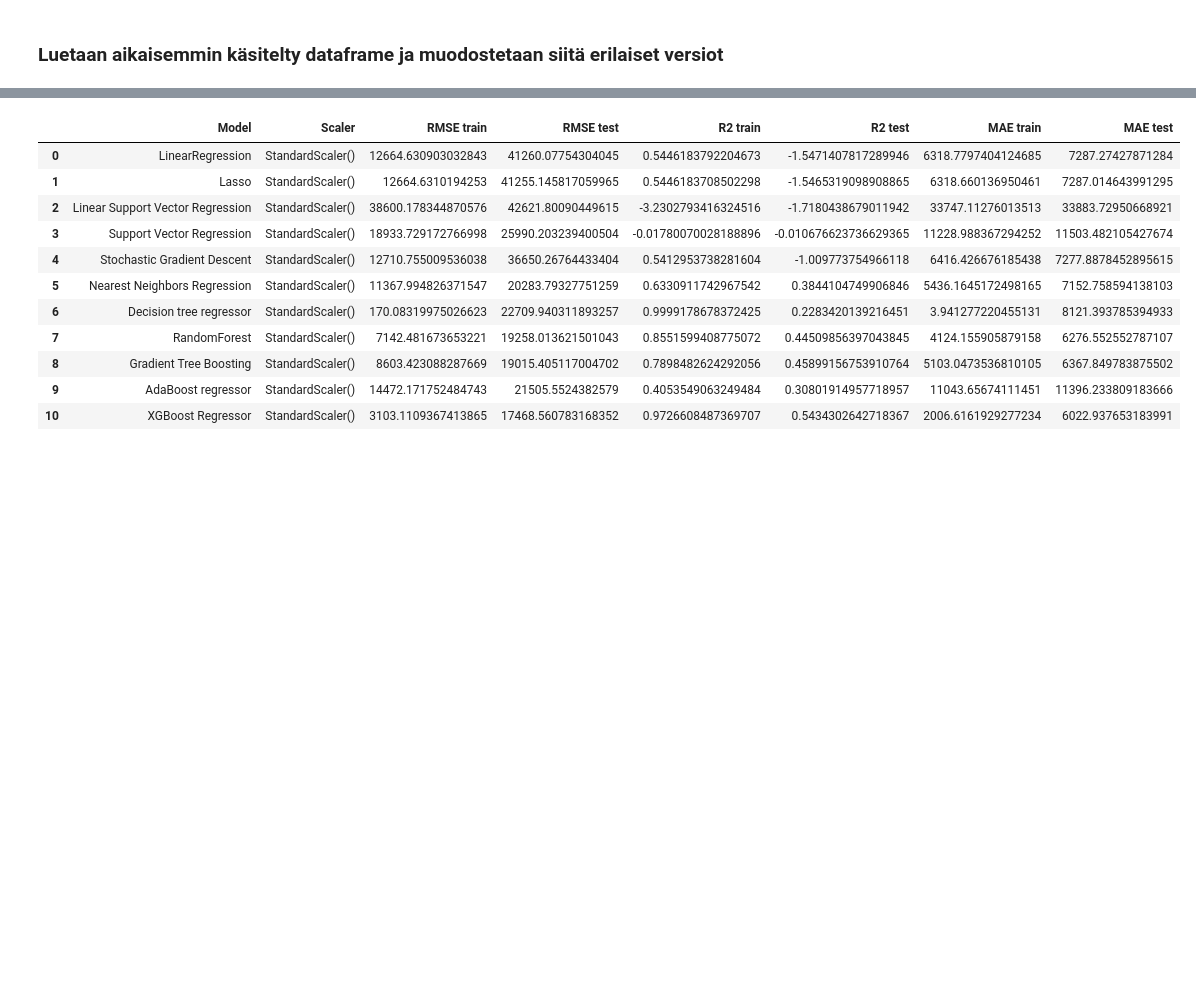
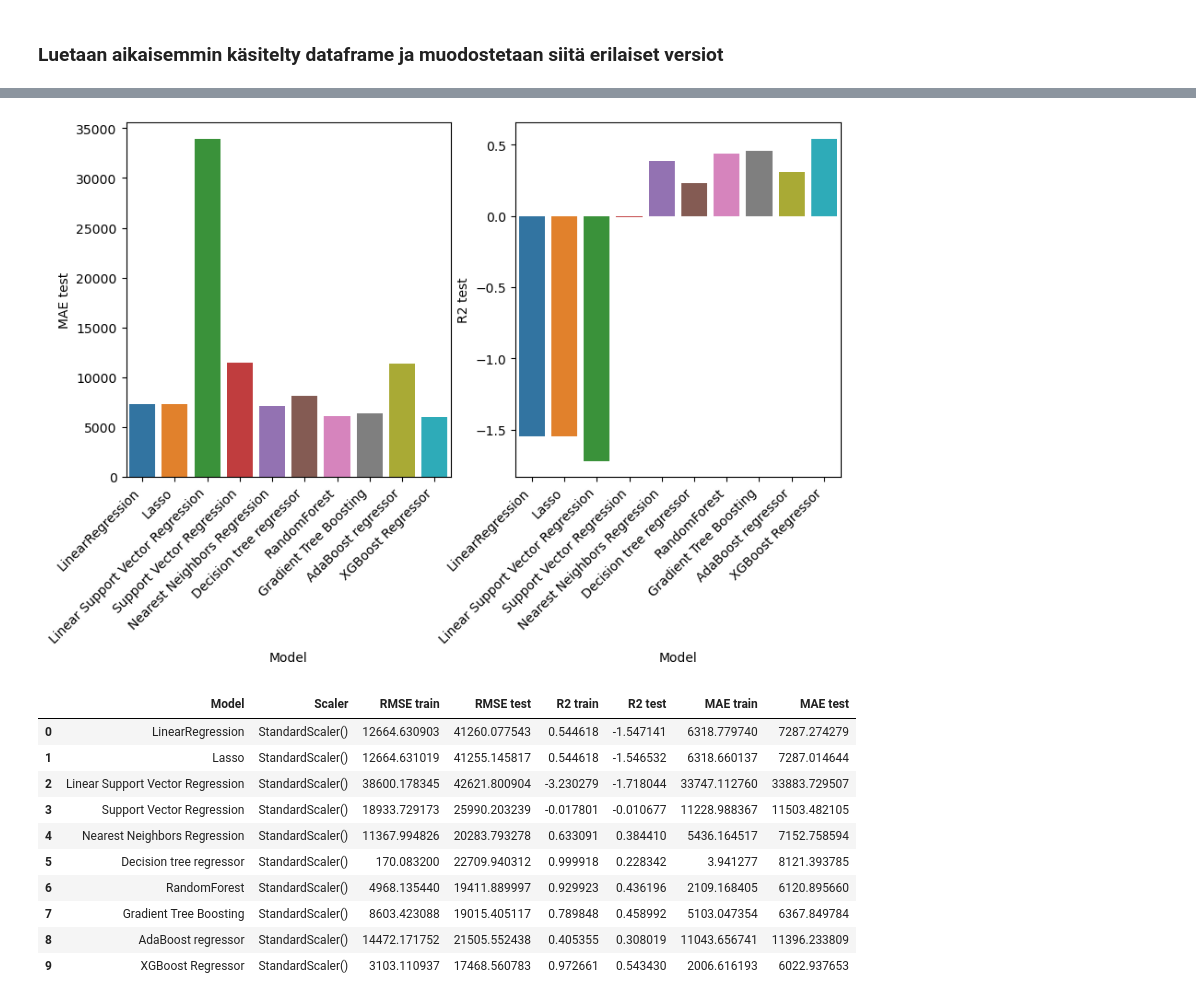
Before and after one commit to klehik/AI-DA-Projekti, a Jupyter notebook: testit/atte-ml.ipynb, the cells around one changed output, grey strips where cells are left out. Cells and saved outputs as stored; diff of their text form; code cells hidden in the pictures; blank space fills up the shorter version.

```diff
--- a/testit/atte-ml.ipynb
+++ b/testit/atte-ml.ipynb
@@ -58,4 +58,17 @@ from sklearn.ensemble import RandomForestRegressor
 from sklearn.ensemble import GradientBoostingRegressor
 from sklearn.ensemble import AdaBoostRegressor
 from xgboost import XGBRegressor
+# %%
+random_state = 42
+models = {"LinearRegression":LinearRegression(),
+            "Lasso":linear_model.Lasso(alpha=0.1),
+            "Linear Support Vector Regression": LinearSVR(random_state=random_state),
+            "Support Vector Regression":svm.SVR(),
+            "Nearest Neighbors Regression":KNeighborsRegressor(),
+            "Decision tree regressor":DecisionTreeRegressor(random_state=random_state),
+            "RandomForest": RandomForestRegressor(random_state=random_state),
+            "Gradient Tree Boosting":GradientBoostingRegressor(random_state=random_state),
+            "AdaBoost regressor": AdaBoostRegressor(random_state=random_state),
+            "XGBoost Regressor": XGBRegressor(seed = random_state)
+            }
 # %% [markdown]
@@ -69,7 +85,5 @@ MAE = Mean absolute error.  Keskimääräinen absoluuttinen virhe antaa numeeris
 # %%
-def evaluate_models(df,scaler):
-
-
+def evaluate_models(df,scaler,models):
     random_state = 42
 
     tulos = pd.DataFrame
@@ -90,20 +104,6 @@ def evaluate_models(df,scaler):
         X_test = pd.DataFrame(scaler.transform(X_test), columns=features)
 
 
-    models = {"LinearRegression":LinearRegression(),
-            "Lasso":linear_model.Lasso(alpha=0.1),
-            "Linear Support Vector Regression": LinearSVR(random_state=random_state),
-            "Support Vector Regression":svm.SVR(),
-            "Stochastic Gradient Descent":SGDRegressor(),
-            "Nearest Neighbors Regression":KNeighborsRegressor(),
-            "Decision tree regressor":DecisionTreeRegressor(random_state=random_state),
-            "RandomForest": RandomForestRegressor(max_depth=10, random_state=random_state),
-            "Gradient Tree Boosting":GradientBoostingRegressor(random_state=random_state),
-            "AdaBoost regressor": AdaBoostRegressor(random_state=random_state),
-            "XGBoost Regressor": XGBRegressor(seed = random_state)
-            }
-
-
     for name, model in models.items():
 
 
@@ -118,6 +118,18 @@ def evaluate_models(df,scaler):
 
         tulos.loc[len(tulos)] = [name,scaler,RMSE_train,RMSE_test,r2_train,r2_test,MAE_train,MAE_test]
 
+        # if name == "XGBoost Regressor":
+        #     print(model.feature_importances_)
+    plt.figure(figsize=(10,5))
+    plt.subplot(1,2,1)
+    sns.barplot(data=tulos,x ="Model", y="MAE test")
+    plt.xticks(rotation=45,ha="right")
+    plt.subplot(1,2,2)
+    sns.barplot(data=tulos,x ="Model", y="R2 test")
+    plt.xticks(rotation=45,ha="right")
+
+    plt.show()
+
 
     return tulos
 # %%
@@ -138,16 +150,16 @@ evaluate_models(res_bat,None)
 # %%
-evaluate_models(res_bat,StandardScaler())
+evaluate_models(res_bat,StandardScaler(),models)
 # %% [output]
+[figure, added]
 |  | Model | Scaler | RMSE train | RMSE test | R2 train | R2 test | MAE train | MAE test |
-| 0 | LinearRegression | StandardScaler() | 12664.630903032843 | 41260.07754304045 | 0.5446183792204673 | -1.5471407817289946 | 6318.7797404124685 | 7287.27427871284 |
-| 1 | Lasso | StandardScaler() | 12664.6310194253 | 41255.145817059965 | 0.5446183708502298 | -1.5465319098908865 | 6318.660136950461 | 7287.014643991295 |
-| 2 | Linear Support Vector Regression | StandardScaler() | 38600.178344870576 | 42621.80090449615 | -3.2302793416324516 | -1.7180438679011942 | 33747.11276013513 | 33883.72950668921 |
-| 3 | Support Vector Regression | StandardScaler() | 18933.729172766998 | 25990.203239400504 | -0.01780070028188896 | -0.010676623736629365 | 11228.988367294252 | 11503.482105427674 |
-| 4 | Stochastic Gradient Descent | StandardScaler() | 12710.755009536038 | 36650.26764433404 | 0.5412953738281604 | -1.009773754966118 | 6416.426676185438 | 7277.8878452895615 |
-| 5 | Nearest Neighbors Regression | StandardScaler() | 11367.994826371547 | 20283.79327751259 | 0.6330911742967542 | 0.3844104749906846 | 5436.1645172498165 | 7152.758594138103 |
-| 6 | Decision tree regressor | StandardScaler() | 170.08319975026623 | 22709.940311893257 | 0.9999178678372425 | 0.2283420139216451 | 3.941277220455131 | 8121.393785394933 |
-| 7 | RandomForest | StandardScaler() | 7142.481673653221 | 19258.013621501043 | 0.8551599408775072 | 0.44509856397043845 | 4124.155905879158 | 6276.552552787107 |
-| 8 | Gradient Tree Boosting | StandardScaler() | 8603.423088287669 | 19015.405117004702 | 0.7898482624292056 | 0.45899156753910764 | 5103.0473536810105 | 6367.849783875502 |
-| 9 | AdaBoost regressor | StandardScaler() | 14472.171752484743 | 21505.5524382579 | 0.4053549063249484 | 0.30801914957718957 | 11043.65674111451 | 11396.233809183666 |
-| 10 | XGBoost Regressor | StandardScaler() | 3103.1109367413865 | 17468.560783168352 | 0.9726608487369707 | 0.5434302642718367 | 2006.6161929277234 | 6022.937653183991 |
+| 0 | LinearRegression | StandardScaler() | 12664.630903 | 41260.077543 | 0.544618 | -1.547141 | 6318.779740 | 7287.274279 |
+| 1 | Lasso | StandardScaler() | 12664.631019 | 41255.145817 | 0.544618 | -1.546532 | 6318.660137 | 7287.014644 |
+| 2 | Linear Support Vector Regression | StandardScaler() | 38600.178345 | 42621.800904 | -3.230279 | -1.718044 | 33747.112760 | 33883.729507 |
+| 3 | Support Vector Regression | StandardScaler() | 18933.729173 | 25990.203239 | -0.017801 | -0.010677 | 11228.988367 | 11503.482105 |
+| 4 | Nearest Neighbors Regression | StandardScaler() | 11367.994826 | 20283.793278 | 0.633091 | 0.384410 | 5436.164517 | 7152.758594 |
+| 5 | Decision tree regressor | StandardScaler() | 170.083200 | 22709.940312 | 0.999918 | 0.228342 | 3.941277 | 8121.393785 |
+| 6 | RandomForest | StandardScaler() | 4968.135440 | 19411.889997 | 0.929923 | 0.436196 | 2109.168405 | 6120.895660 |
+| 7 | Gradient Tree Boosting | StandardScaler() | 8603.423088 | 19015.405117 | 0.789848 | 0.458992 | 5103.047354 | 6367.849784 |
+| 8 | AdaBoost regressor | StandardScaler() | 14472.171752 | 21505.552438 | 0.405355 | 0.308019 | 11043.656741 | 11396.233809 |
+| 9 | XGBoost Regressor | StandardScaler() | 3103.110937 | 17468.560783 | 0.972661 | 0.543430 | 2006.616193 | 6022.937653 |
 # %%
```
Also changed, not shown: parts of 30 cells of this notebook.
